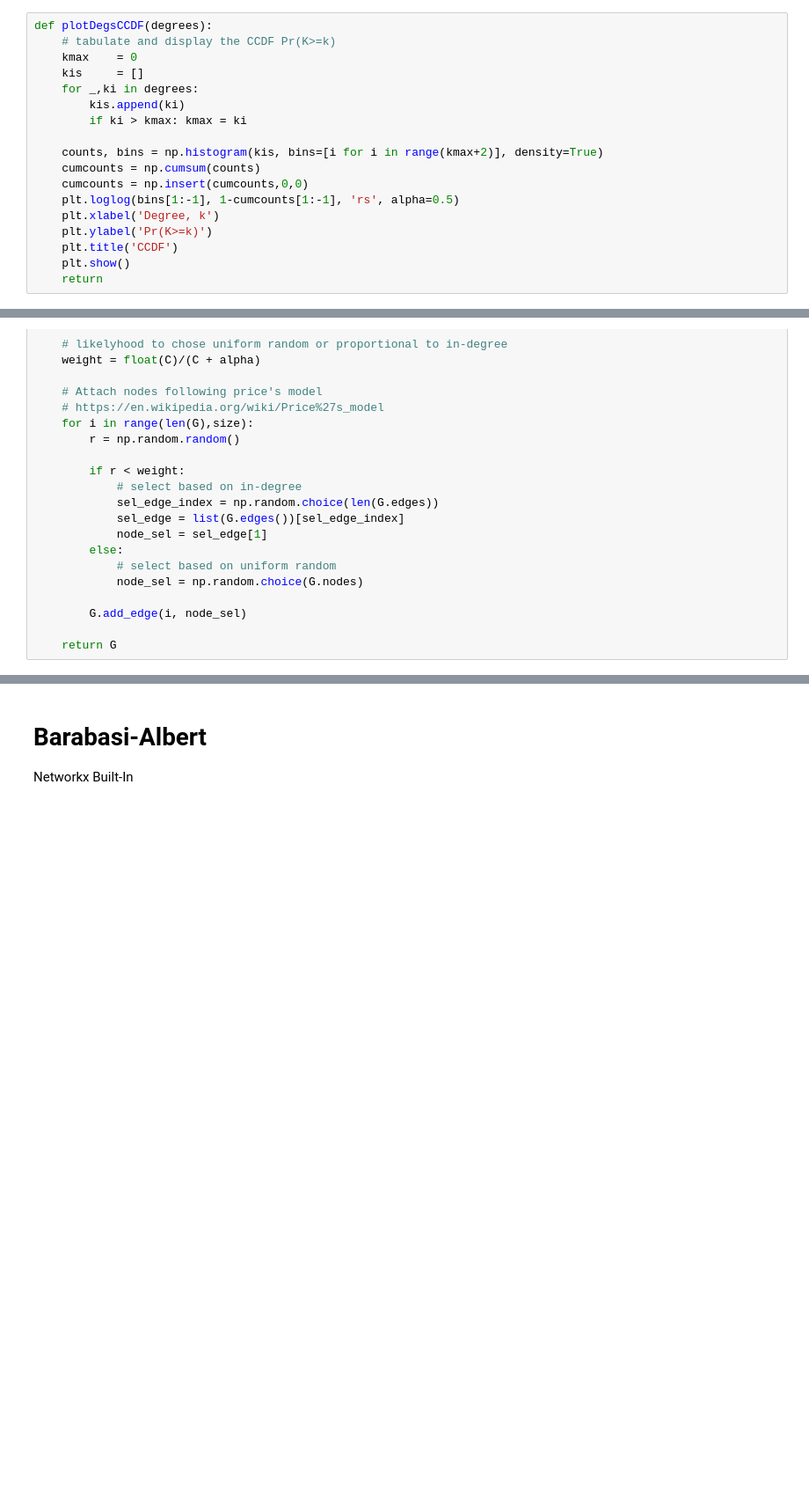
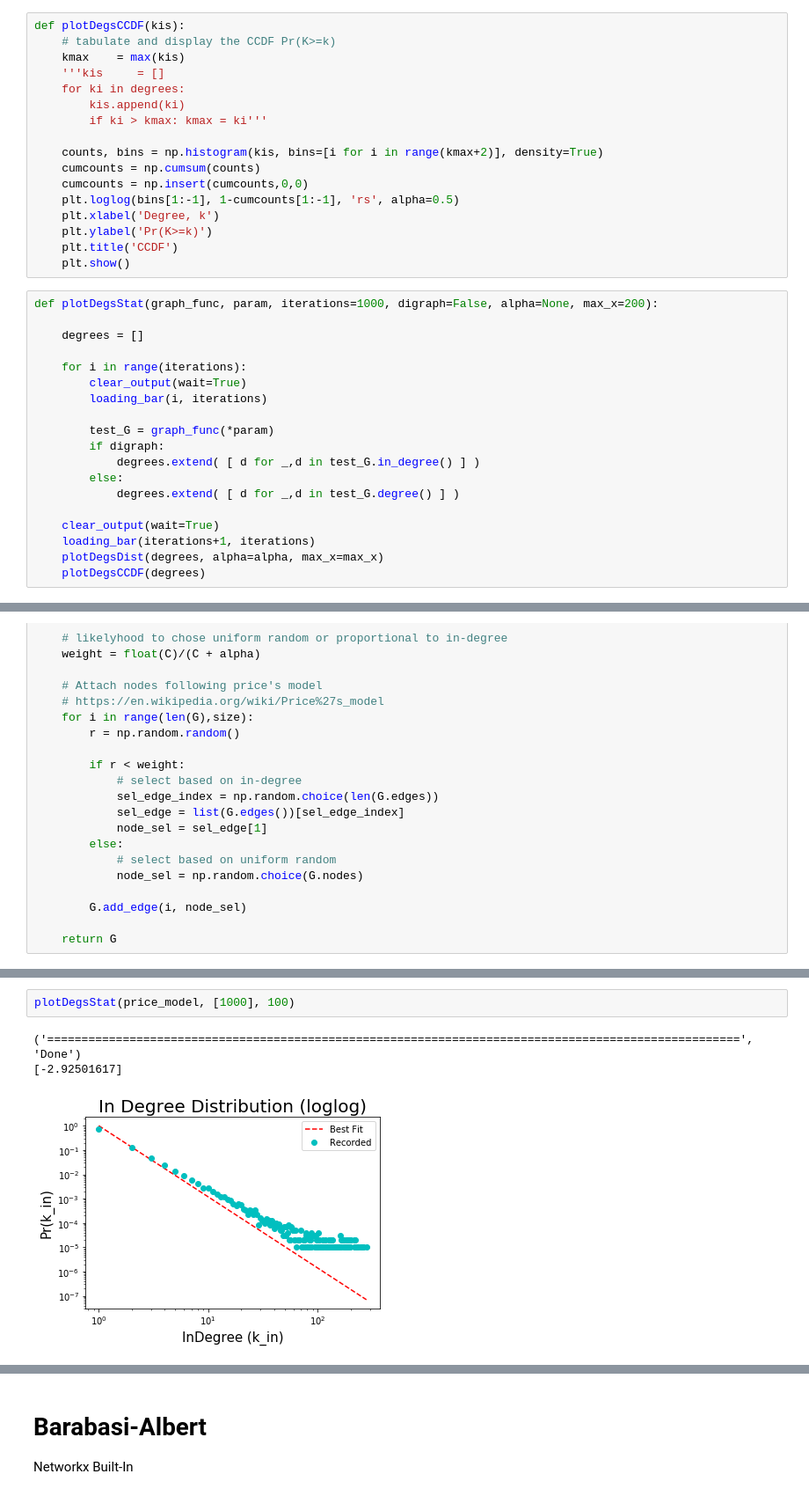
Before and after one commit to thomasy314/Preferential-Attachment, a Jupyter notebook: Pref_Attach.ipynb, the cells around one changed output, grey strips where cells are left out. Shown at 88% size. Drawn from its saved outputs; the diff is of its cells as text; blank space fills up the shorter version.

```diff
--- a/Pref_Attach.ipynb
+++ b/Pref_Attach.ipynb
@@ -78,11 +98,11 @@ def model_stats(k_incr):
 # %%
-def plotDegsCCDF(degrees):
+def plotDegsCCDF(kis):
     # tabulate and display the CCDF Pr(K>=k)
-    kmax    = 0
-    kis     = []
-    for _,ki in degrees:
+    kmax    = max(kis)
+    '''kis     = []
+    for ki in degrees:
         kis.append(ki)
-        if ki > kmax: kmax = ki
+        if ki > kmax: kmax = ki'''
 
     counts, bins = np.histogram(kis, bins=[i for i in range(kmax+2)], density=True)
     cumcounts = np.cumsum(counts)
@@ -92,7 +112,25 @@ def plotDegsCCDF(degrees):
     plt.ylabel('Pr(K>=k)')
     plt.title('CCDF')
     plt.show()
-    return
+# %%
+def plotDegsStat(graph_func, param, iterations=1000, digraph=False, alpha=None, max_x=200):
+
+    degrees = []
+
+    for i in range(iterations):
+        clear_output(wait=True)
+        loading_bar(i, iterations)
+
+        test_G = graph_func(*param)
+        if digraph:
+            degrees.extend( [ d for _,d in test_G.in_degree() ] )
+        else:
+            degrees.extend( [ d for _,d in test_G.degree() ] )
+
+    clear_output(wait=True)
+    loading_bar(iterations+1, iterations)
+    plotDegsDist(degrees, alpha=alpha, max_x=max_x)
+    plotDegsCCDF(degrees)
 # %% [markdown]
 # Price Model
 # %%
@@ -143,0 +181,6 @@ yep
+# %%
+plotDegsStat(price_model, [1000], 100)
+# %% [output]
+('=====================================================================================================', 'Done')
+[-2.92501617]
+[figure, added]
```
Also changed, not shown: parts of 19 cells of this notebook, 1 other file.
